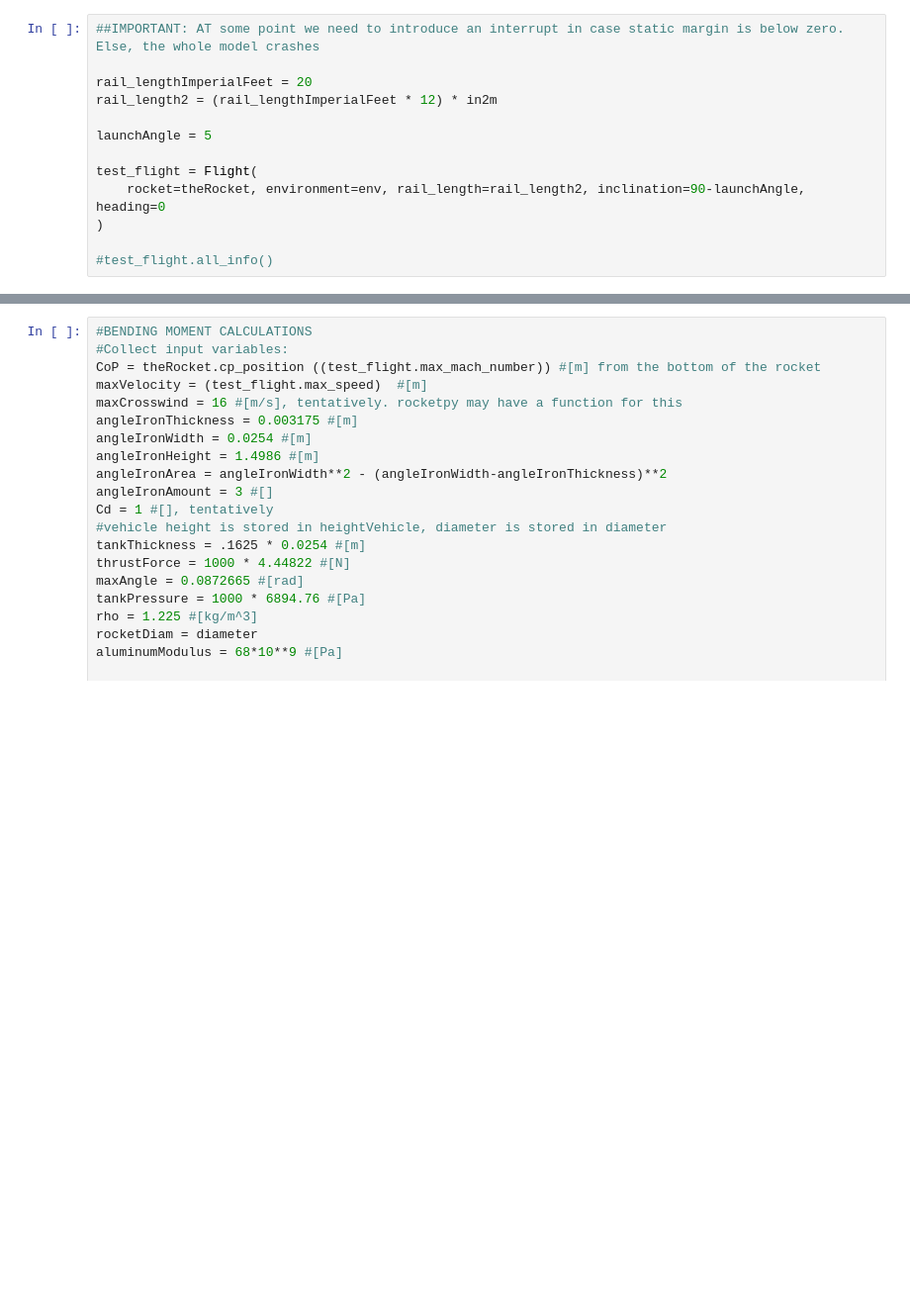
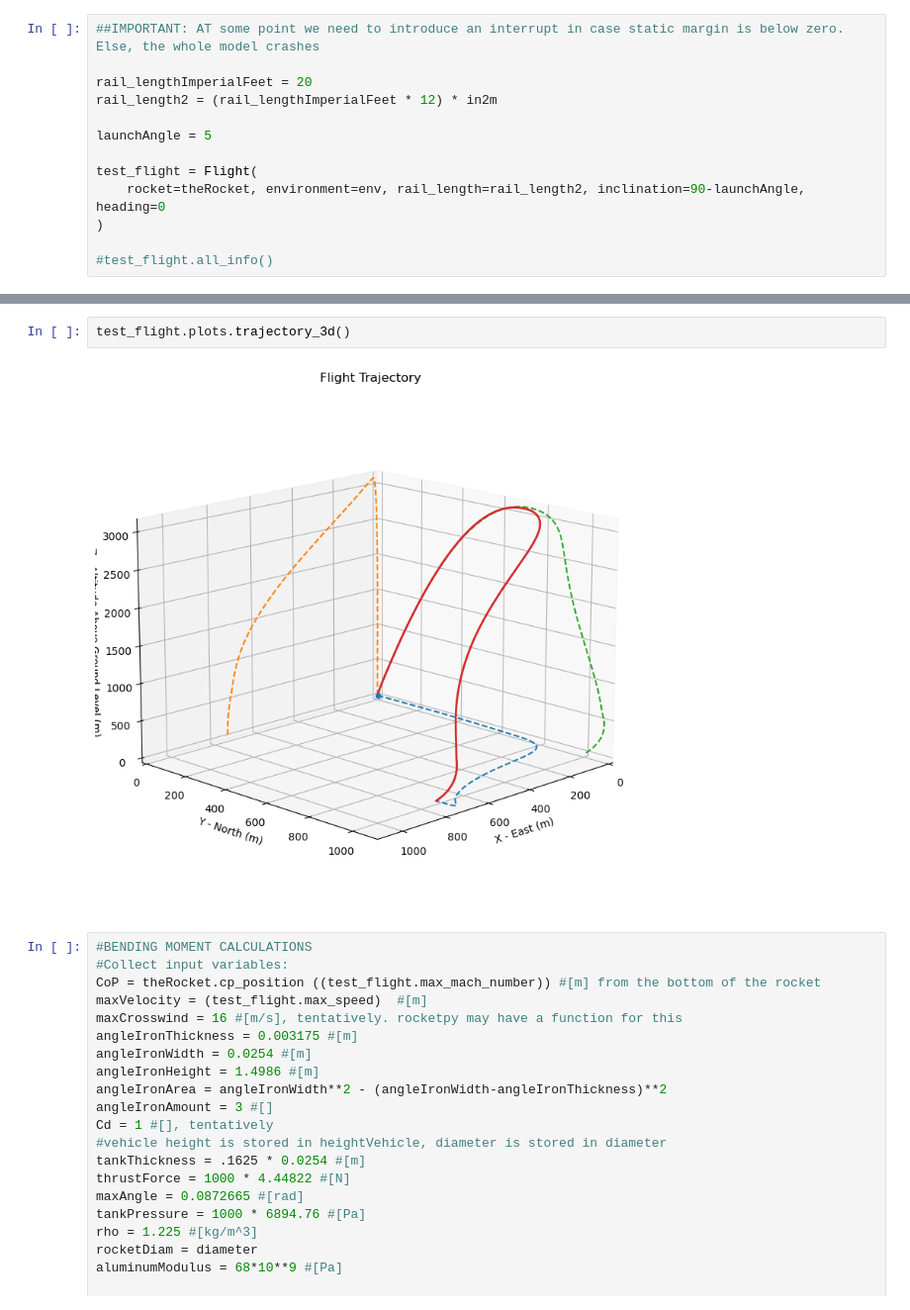
Before and after one commit to Project-Liquid/TheRocket, a Jupyter notebook: TheRocket/TheRocket.ipynb, the cells around one changed output, grey strips where cells are left out. Shown at 99% size. Drawn from its saved outputs; the diff is of its cells as text; blank space fills up the shorter version.

```diff
--- a/TheRocket/TheRocket.ipynb
+++ b/TheRocket/TheRocket.ipynb
@@ -505,3 +509,7 @@ Max Dynamic Pressure: 36614.51655964762 Pa
+# %%
+test_flight.plots.trajectory_3d()
+# %% [output]
+[figure, added]
 # %%
 #BENDING MOMENT CALCULATIONS
 #Collect input variables:
```
Also changed, not shown: parts of 2 cells of this notebook, 3 other files.
